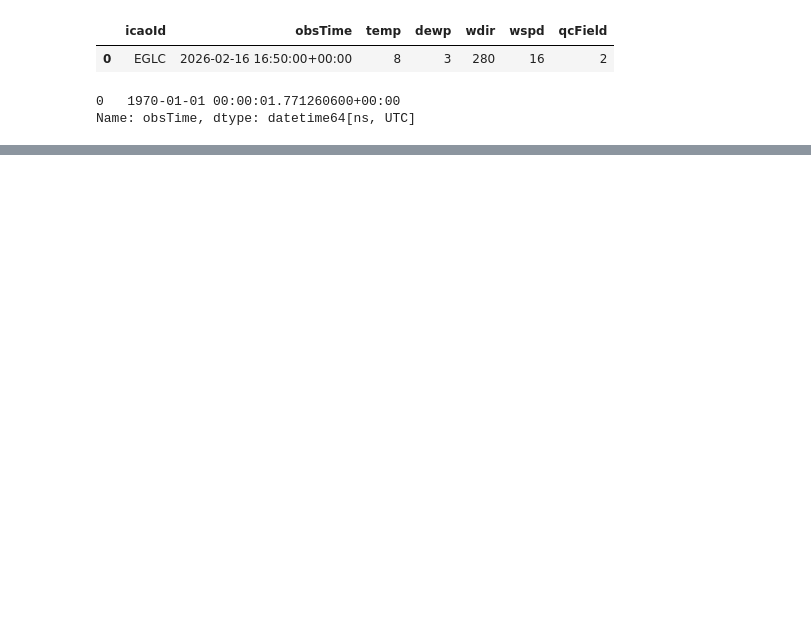
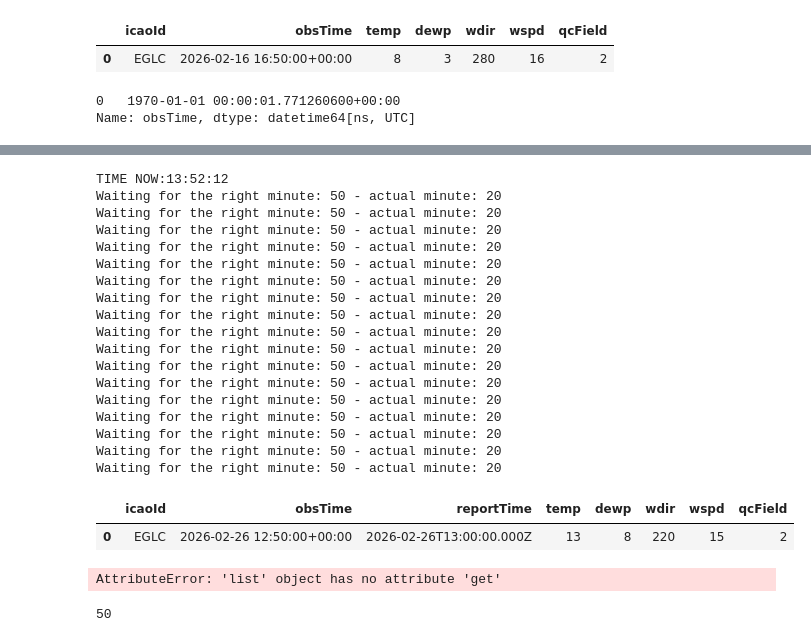
Before and after one commit to emanuel-gf/global-temp-anomaly---daily-max-nasa-esa-era5, a Jupyter notebook: daily_max_temp/explore.ipynb, the cells around one changed output, grey strips where cells are left out. Saved outputs shown, nothing was run; the diff lists cells and outputs as text; code cells hidden in the pictures; blank space fills up the shorter version.

Commit message:
-- draft database for api requests at the weather station -- draft the api request using async -- explain md

```diff
--- a/daily_max_temp/explore.ipynb
+++ b/daily_max_temp/explore.ipynb
@@ -2,6 +2,14 @@
 import requests
 from datetime import datetime, timezone
 import pandas as pd
+
+def get_metar_data(id="EGLC"):
+    response = requests.get(
+        'https://aviationweather.gov/api/data/metar',
+        params={'ids': id, 'format': 'json'}
+    )
+    data = response.json()
+    return data
 
 """
 Found the ID at: https://aviationweather.gov/
@@ -46,0 +80,46 @@ Name: obsTime, dtype: datetime64[ns, UTC]
+# %%
+import time
+from datetime import datetime, timezone
+import numpy as np
+reference_minutute = np.array([20,50])
+
+## GET TIME NOW
+actual = datetime.now()
+print(f"TIME NOW:{actual.strftime('%H:%M:%S')}")
+actual_minute =actual.minute
+correct_min_evaluate = reference_minutute[np.argmin(np.abs(reference_minutute - actual_minute))]
+
+## FIRST API CALL
+data = get_metar_data()
+obstime = datetime.fromtimestamp(int(data[0].get('obsTime')),tz = timezone.utc)
+
+while obstime.minute != correct_min_evaluate:
+    print(f"Waiting for the right minute: {correct_min_evaluate} - actual minute: {obstime.minute}")
+    data = get_metar_data()
+    obstime = datetime.fromtimestamp(int(data[0].get('obsTime')),tz = timezone.utc)
+    time.sleep(15)
+
+## pass to a df
+df = make_df_metar(data)
+df.head()
+# %% [output]
+TIME NOW:13:52:12
+Waiting for the right minute: 50 - actual minute: 20
+Waiting for the right minute: 50 - actual minute: 20
+Waiting for the right minute: 50 - actual minute: 20
+Waiting for the right minute: 50 - actual minute: 20
+Waiting for the right minute: 50 - actual minute: 20
+Waiting for the right minute: 50 - actual minute: 20
+Waiting for the right minute: 50 - actual minute: 20
+Waiting for the right minute: 50 - actual minute: 20
+Waiting for the right minute: 50 - actual minute: 20
+Waiting for the right minute: 50 - actual minute: 20
+Waiting for the right minute: 50 - actual minute: 20
+Waiting for the right minute: 50 - actual minute: 20
+Waiting for the right minute: 50 - actual minute: 20
+Waiting for the right minute: 50 - actual minute: 20
+Waiting for the right minute: 50 - actual minute: 20
+Waiting for the right minute: 50 - actual minute: 20
+Waiting for the right minute: 50 - actual minute: 20
+|  | icaoId | obsTime | reportTime | temp | dewp | wdir | wspd | qcField |
+| 0 | EGLC | 2026-02-26 12:50:00+00:00 | 2026-02-26T13:00:00.000Z | 13 | 8 | 220 | 15 | 2 |
@@ -46,0 +128,10 @@ Name: obsTime, dtype: datetime64[ns, UTC]
+# %%
+data.get('ObsTime')
+# %% [output]
+AttributeError: 'list' object has no attribute 'get'
+# %%
+
+obstime = datetime.fromtimestamp(int(data[0].get('obsTime')),tz = timezone.utc)
+obstime.minute
+# %% [output]
+50
```
Also changed, not shown: parts of 6 cells of this notebook, 6 other files.
